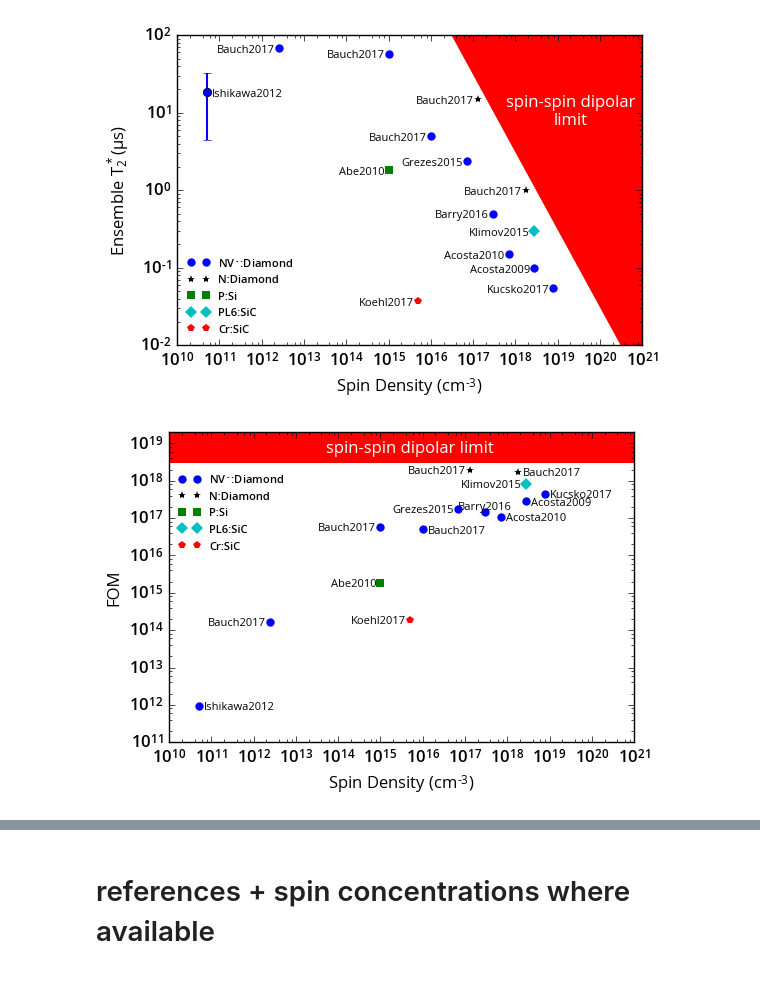
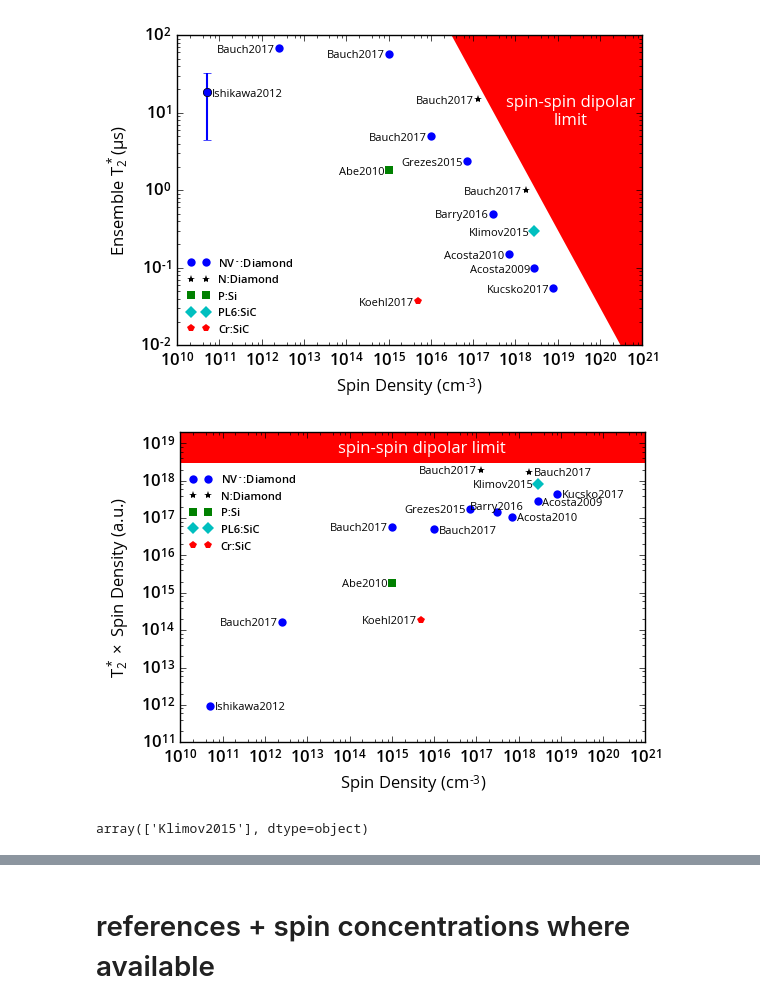
Before and after one commit to ebauch/NV_data, a Jupyter notebook: T2star_survey.ipynb, the cells around one changed output, grey strips where cells are left out. Cells and saved outputs as stored; diff of their text form; code cells hidden in the pictures.

```diff
--- a/T2star_survey.ipynb
+++ b/T2star_survey.ipynb
@@ -52,20 +71,27 @@ df
 # %%
+## datadefintions
+
 # spin density
 x1 = pd.to_numeric(df.iloc[:,2], 'coerce').get_values()
 # number of interrogated spins
-x2 = pd.to_numeric(df.iloc[:,3], 'coerce').get_values()
+x2 = pd.to_numeric(df.iloc[:,4], 'coerce').get_values()
 # T2* in us
-x3 = pd.to_numeric(df.iloc[:,4], 'coerce').get_values()
+x3 = pd.to_numeric(df.iloc[:,5], 'coerce').get_values()
+# interrogation vol
+x4 = pd.to_numeric(df.iloc[:,3], 'coerce').get_values()
+
 # T2* in us
-y1 = pd.to_numeric(df.iloc[:,5], 'coerce').get_values()
+y1 = pd.to_numeric(df.iloc[:,6], 'coerce').get_values()
 # FOM1 = T2* x spin density
-y2 = pd.to_numeric(df.iloc[:,7], 'coerce').get_values()
-# FOM2 = T2* x spin density
-y3 = pd.to_numeric(df.iloc[:,8], 'coerce').get_values()
+y2 = pd.to_numeric(df.iloc[:,8], 'coerce').get_values()
+# FOM2 = T2* x interrogated spins
+y3 = pd.to_numeric(df.iloc[:,9], 'coerce').get_values()
+# T2 in us
+y4 = pd.to_numeric(df.iloc[:,7], 'coerce').get_values()
 
 # reference + remove spaces
-labels = df.iloc[:,10]
-labels = [label.replace(" ","") for label in labels]
+labels = df['Reference'].get_values()
+# labels = [label.replace(" ","") for label in labels]
 # %% [markdown]
 # NV Comparison Plots
 
@@ -90,3 +107,0 @@ a = [x1n, y1n]
-# %%
-positionmask = ['r']
-positionmask + ['l'] * (5)
@@ -140,11 +136,15 @@ def place_labels(xypos, labels, *positionmask):
             position_offsetx = 0.8
             position_offsety = 0.95
             alignment = 'right'
-        if positionmask[i] == 'r':
+        elif positionmask[i] == 'r':
             position_offsetx = 1.3
             position_offsety = 0.95
             alignment = 'left'
-        if positionmask[i] == 't':
+        elif positionmask[i] == 't':
+            position_offsetx = 1
+            position_offsety = 1.35
+            alignment = 'center'
+        elif positionmask[i] == 't':
             position_offsetx = 1
             position_offsety = 1.35
             alignment = 'center'
@@ -489,10 +491,6 @@ for species in species_label:
     # some of the entries are nan, remove these
     ind = (~np.isnan(y)) * (~np.isnan(x))
     x = x[ind];y = y[ind];
-#     print(s, species)
-#     print(len(x))
-#     print(len(y))
-#     print('is not empty', (len(x)!=0) & (len(y)!=0))
 
     # only plot if x and y are not empty
     if (len(x)!=0) & (len(y)!=0):
@@ -520,32 +518,32 @@ plt.errorbar(5e10, 18.5, yerr=14, fmt='o', color='b', lw=1.5)
 # ## plot shaded areas
 l1 = 1/(2 * np.pi * 0.0091/(1.76*1e17))
 # # plt.plot(xx, l1, 'k--')
 plt.fill_between([1e10, 1e23], [l1, l1], [1e20, 1e20], facecolor='r', edgecolor='None', interpolate=False)
 plt.text(5 * 1e15, 6 * 1e18, 'spin-spin dipolar limit', ha='center', color='#ffffff', fontweight='normal')
 
 ## plot settings
 # set plot labels
 plt.xlabel('Spin Density ($cm^{-3}$)')
-plt.ylabel(r'FOM')
+plt.ylabel(r'$T_2^* \times$ Spin Density (a.u.)')
 
 # plot legend
 plt.legend(frameon=False, loc=[0.01,0.6], fontsize=8)
 
 plt.xscale('log')
 plt.yscale('log')
 
 plt.xlim(1e10, 1e21)
 plt.ylim([1e11, 2*1e19])
 
 # # plt.xlim(10**15, 10**20)
 # ax = plt.gca()
 # ax.set_xlim([1e10,1e20])
 
 # # plt.ylim([10**-2, 100])
 
 plt.savefig("T2star_survey_fig3_fom.pdf")
 plt.savefig("T2star_survey_fig3_fom.png")
 
 plt.show()
 # %% [output]
-[figure, old version]
+[figure, new version]
@@ -551,0 +552,4 @@ plt.show()
+# %%
+ref_label
+# %% [output]
+array(['Klimov2015'], dtype=object)
```
Also changed, not shown: parts of 14 cells of this notebook, 6 other files.
